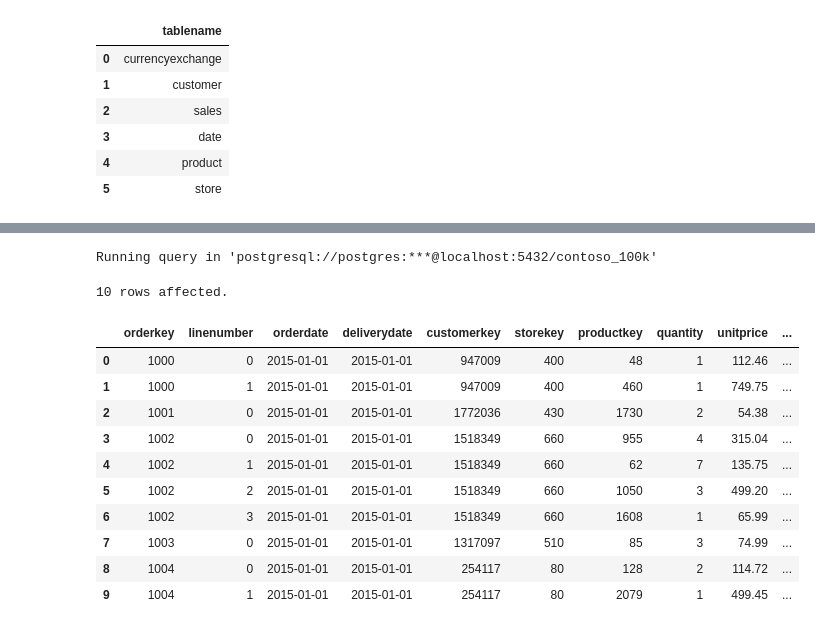
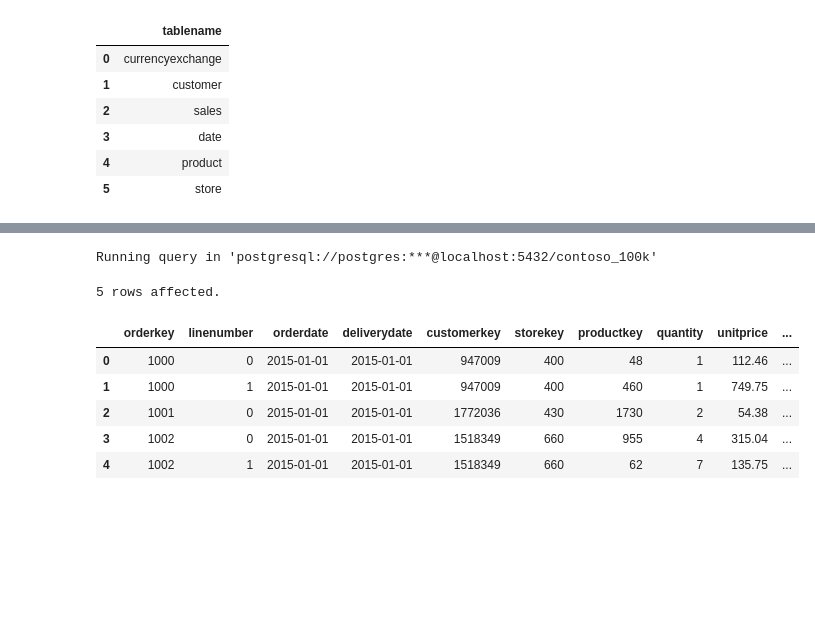
Before and after one commit to mose364/Hands_on_sql, a Jupyter notebook: Resources/Blank_SQL_Notebook.ipynb, the cells around one changed output, grey strips where cells are left out. Drawn from its saved outputs; the diff is of its cells as text; code cells hidden in the pictures; blank space fills up the shorter version.

```diff
--- a/Resources/Blank_SQL_Notebook.ipynb
+++ b/Resources/Blank_SQL_Notebook.ipynb
@@ -76,18 +101,12 @@ Running query in 'postgresql://postgres:***@localhost:5432/contoso_100k'
 # %%
 %%sql
-select * from sales
-limit 10
+select * from sales limit 5
 # %% [output]
 Running query in 'postgresql://postgres:***@localhost:5432/contoso_100k'
-10 rows affected.
+5 rows affected.
 |  | orderkey | linenumber | orderdate | deliverydate | customerkey | storekey | productkey | quantity | unitprice | ... |
 | 0 | 1000 | 0 | 2015-01-01 | 2015-01-01 | 947009 | 400 | 48 | 1 | 112.46 | ... |
 | 1 | 1000 | 1 | 2015-01-01 | 2015-01-01 | 947009 | 400 | 460 | 1 | 749.75 | ... |
 | 2 | 1001 | 0 | 2015-01-01 | 2015-01-01 | 1772036 | 430 | 1730 | 2 | 54.38 | ... |
 | 3 | 1002 | 0 | 2015-01-01 | 2015-01-01 | 1518349 | 660 | 955 | 4 | 315.04 | ... |
 | 4 | 1002 | 1 | 2015-01-01 | 2015-01-01 | 1518349 | 660 | 62 | 7 | 135.75 | ... |
-| 5 | 1002 | 2 | 2015-01-01 | 2015-01-01 | 1518349 | 660 | 1050 | 3 | 499.20 | ... |
-| 6 | 1002 | 3 | 2015-01-01 | 2015-01-01 | 1518349 | 660 | 1608 | 1 | 65.99 | ... |
-| 7 | 1003 | 0 | 2015-01-01 | 2015-01-01 | 1317097 | 510 | 85 | 3 | 74.99 | ... |
-| 8 | 1004 | 0 | 2015-01-01 | 2015-01-01 | 254117 | 80 | 128 | 2 | 114.72 | ... |
-| 9 | 1004 | 1 | 2015-01-01 | 2015-01-01 | 254117 | 80 | 2079 | 1 | 499.45 | ... |
```
Also changed, not shown: parts of 10 cells of this notebook.
